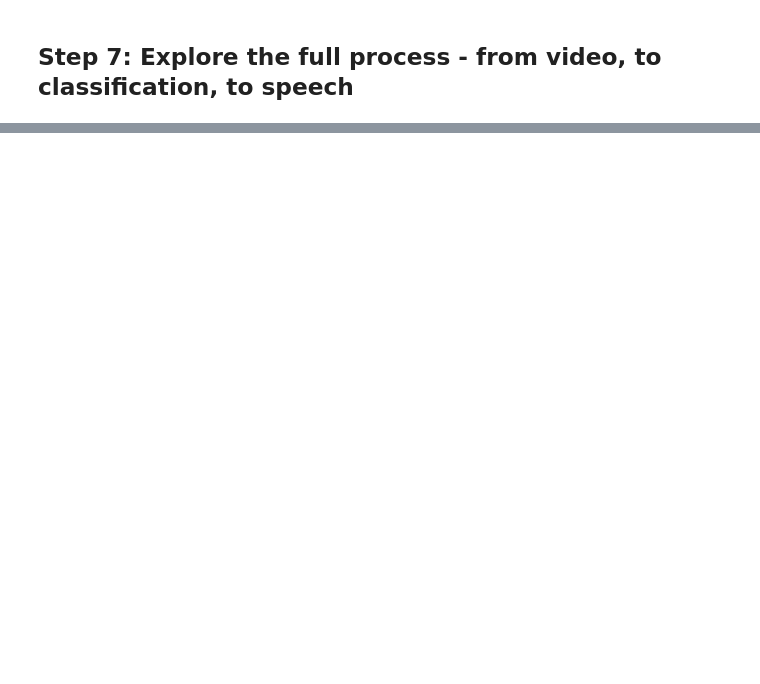
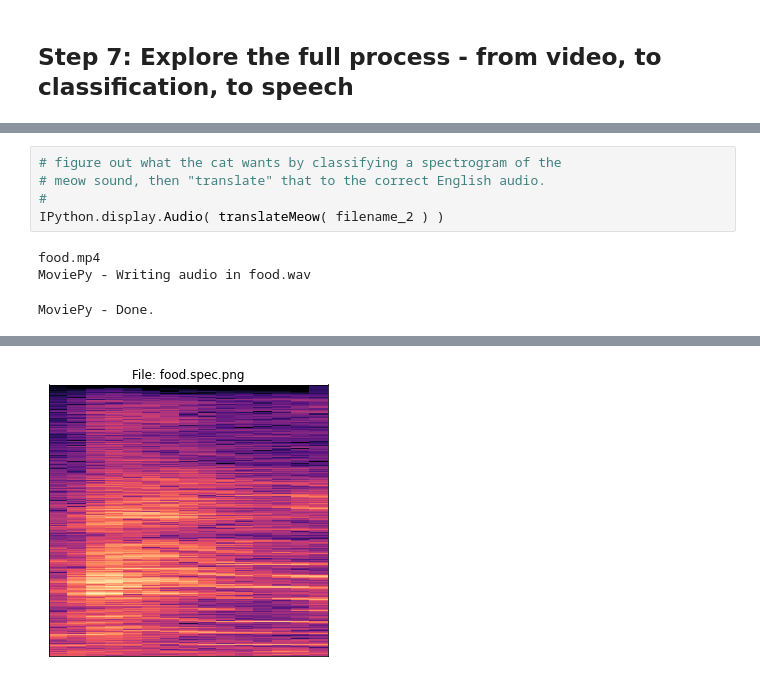
Before and after one commit to spackows/CASCON-2018_Analyzing_images, a Jupyter notebook: cat-translator/sample-notebooks/cat-translator-app-code-notebook.ipynb, the cells around one changed output, grey strips where cells are left out. Drawn from its saved outputs; the diff is of its cells as text; blank space fills up the shorter version.

```diff
--- a/cat-translator/sample-notebooks/cat-translator-app-code-notebook.ipynb
+++ b/cat-translator/sample-notebooks/cat-translator-app-code-notebook.ipynb
@@ -288,0 +328,9 @@ Copyright © 2018 IBM. This notebook and its source code are released under the
+# %%
+# figure out what the cat wants by classifying a spectrogram of the
+# meow sound, then "translate" that to the correct English audio.
+#
+IPython.display.Audio( translateMeow( filename_2 ) )
+# %% [output]
+food.mp4
+MoviePy - Writing audio in food.wav
+MoviePy - Done.
@@ -288,0 +338 @@ Copyright © 2018 IBM. This notebook and its source code are released under the
+[figure, added]
```
Also changed, not shown: parts of 57 cells of this notebook.
